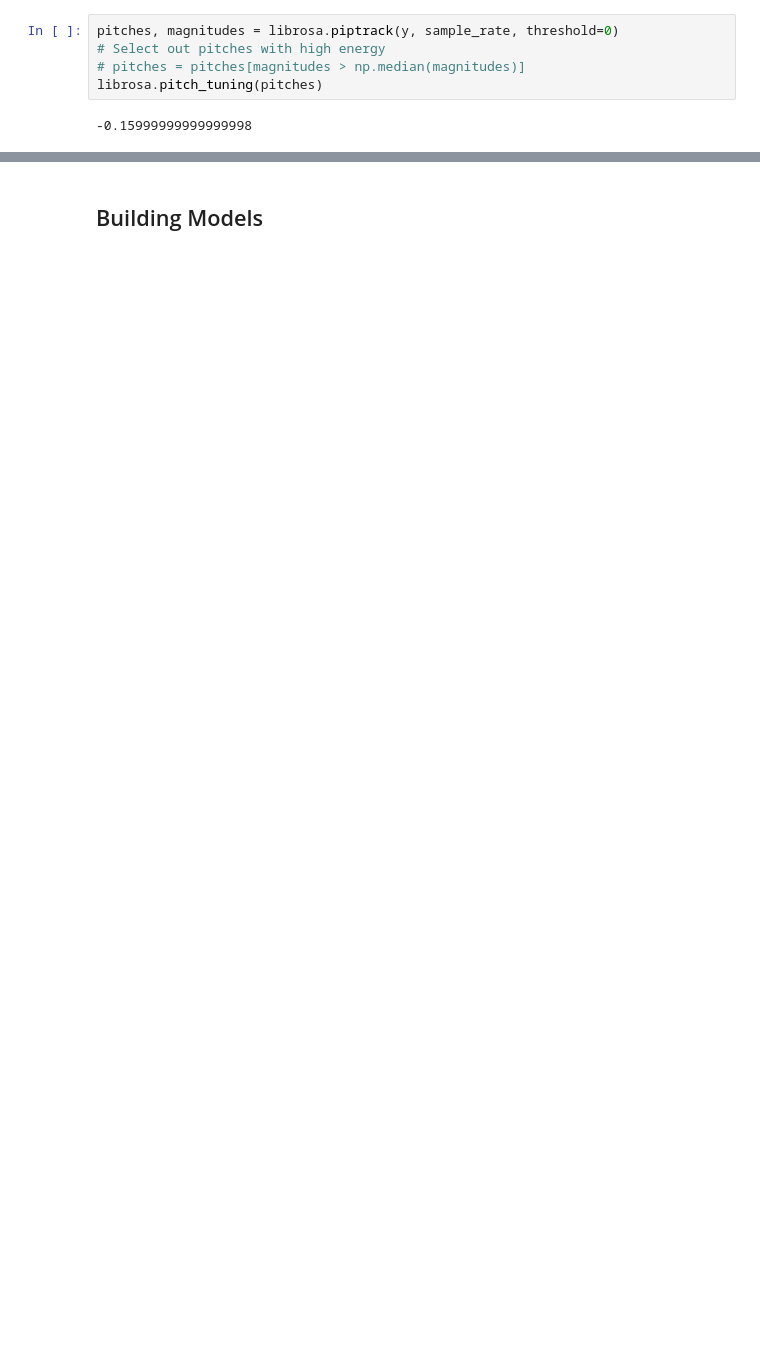
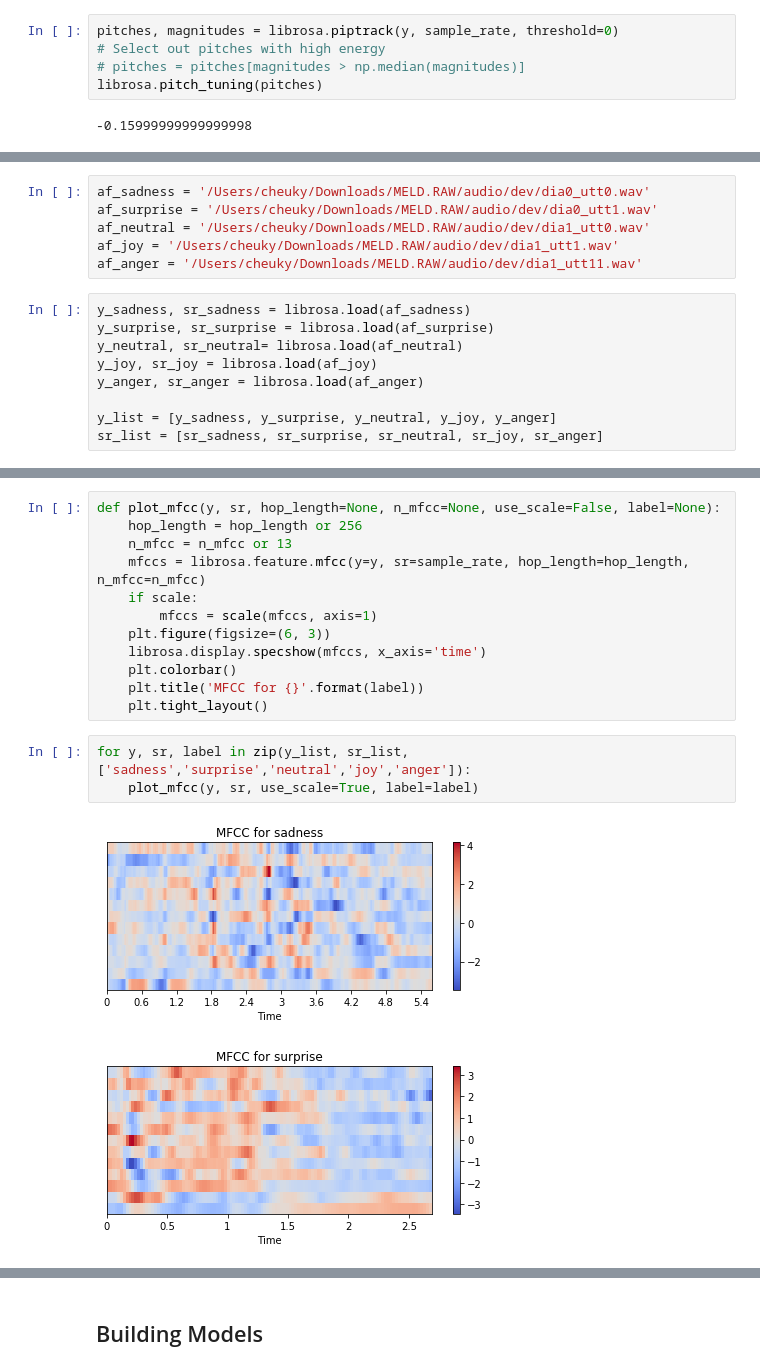
Before and after one commit to zeetaros/ml_nanodegree, a Jupyter notebook: capstone/dev_audio_models.ipynb, the cells around one changed output, grey strips where cells are left out. Cells and saved outputs as stored; diff of their text form; blank space fills up the shorter version.

Commit message:
Explore audio features selection

```diff
--- a/capstone/dev_audio_models.ipynb
+++ b/capstone/dev_audio_models.ipynb
@@ -170,0 +257,15 @@ librosa.pitch_tuning(pitches)
+# %%
+af_sadness = '/Users/cheuky/Downloads/MELD.RAW/audio/dev/dia0_utt0.wav'
+af_surprise = '/Users/cheuky/Downloads/MELD.RAW/audio/dev/dia0_utt1.wav'
+af_neutral = '/Users/cheuky/Downloads/MELD.RAW/audio/dev/dia1_utt0.wav'
+af_joy = '/Users/cheuky/Downloads/MELD.RAW/audio/dev/dia1_utt1.wav'
+af_anger = '/Users/cheuky/Downloads/MELD.RAW/audio/dev/dia1_utt11.wav'
+# %%
+y_sadness, sr_sadness = librosa.load(af_sadness)
+y_surprise, sr_surprise = librosa.load(af_surprise)
+y_neutral, sr_neutral= librosa.load(af_neutral)
+y_joy, sr_joy = librosa.load(af_joy)
+y_anger, sr_anger = librosa.load(af_anger)
+
+y_list = [y_sadness, y_surprise, y_neutral, y_joy, y_anger]
+sr_list = [sr_sadness, sr_surprise, sr_neutral, sr_joy, sr_anger]
@@ -170,0 +274,18 @@ librosa.pitch_tuning(pitches)
+# %%
+def plot_mfcc(y, sr, hop_length=None, n_mfcc=None, use_scale=False, label=None):
+    hop_length = hop_length or 256
+    n_mfcc = n_mfcc or 13
+    mfccs = librosa.feature.mfcc(y=y, sr=sample_rate, hop_length=hop_length, n_mfcc=n_mfcc)
+    if scale:
+        mfccs = scale(mfccs, axis=1)
+    plt.figure(figsize=(6, 3))
+    librosa.display.specshow(mfccs, x_axis='time')
+    plt.colorbar()
+    plt.title('MFCC for {}'.format(label))
+    plt.tight_layout()
+# %%
+for y, sr, label in zip(y_list, sr_list, ['sadness','surprise','neutral','joy','anger']):
+    plot_mfcc(y, sr, use_scale=True, label=label)
+# %% [output]
+[figure, added]
+[figure, added]
```
Also changed, not shown: parts of 42 cells of this notebook.
